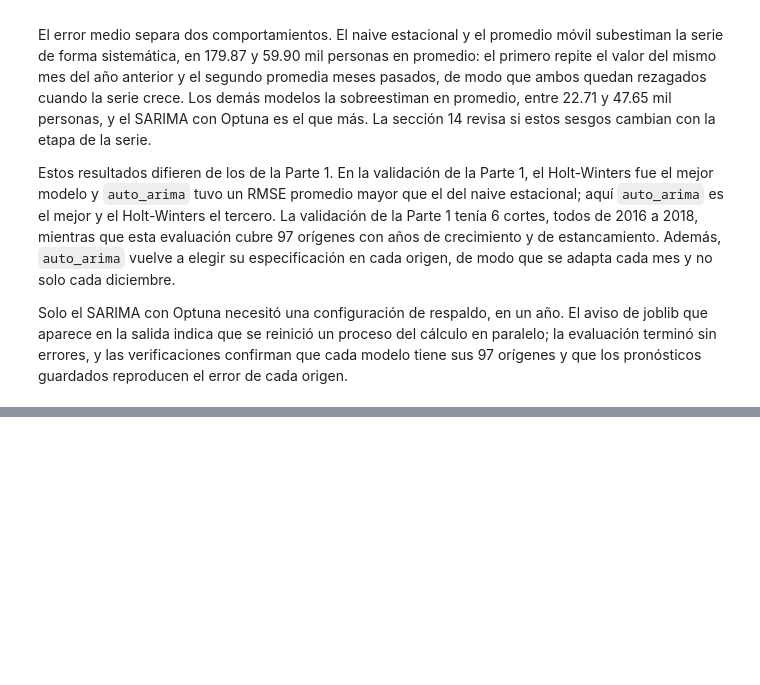
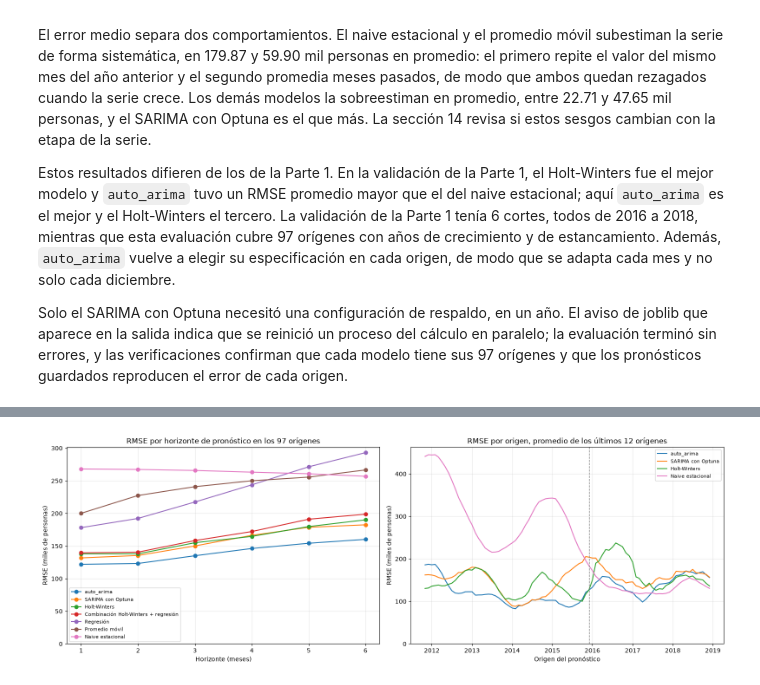
Before and after one commit to juanestebancg2806/ml3-time-series-forecasting, a Jupyter notebook: taller2/taller2_pronostico_ocupados.ipynb, the cells around one changed output, grey strips where cells are left out. Cells and saved outputs as stored; diff of their text form; code cells hidden in the pictures; blank space fills up the shorter version.

```diff
--- a/taller2/taller2_pronostico_ocupados.ipynb
+++ b/taller2/taller2_pronostico_ocupados.ipynb
@@ -3699,0 +3708,86 @@ Solo el SARIMA con Optuna necesitó una configuración de respaldo, en un año.
+# %%
+# --- Sección 14: error por horizonte y por periodo ---
+modelos_orden = list(resumen_origen.index)          # de menor a mayor RMSE total
+mejor_modelo_origen = modelos_orden[0]
+indice_horizonte = pd.Index(range(1, horizonte + 1), name="Horizonte (meses)")
+FIN_CRECIMIENTO = pd.Timestamp("2015-12-01")         # último origen del periodo de crecimiento (sección 11)
+
+# 1. RMSE y MAPE por horizonte: cada celda usa los 97 errores de ese horizonte
+rmse_horizonte = pd.DataFrame({nombre: np.sqrt((errores_origen[nombre] ** 2).mean(axis=0))
+                               for nombre in modelos_orden}, index=indice_horizonte).T
+mape_horizonte = pd.DataFrame({nombre: 100 * (np.abs(errores_origen[nombre]) / reales_origen).mean(axis=0)
+                               for nombre in modelos_orden}, index=indice_horizonte).T
+print("RMSE por horizonte (miles de personas):")
+print(rmse_horizonte.round(1).to_string())
+print("\nMAPE por horizonte (%):")
+print(mape_horizonte.round(2).to_string())
+
+
+# 2. Prueba de Diebold-Mariano con la corrección de Harvey, Leybourne y Newbold, por horizonte
+def prueba_dm_hln(errores_modelo, errores_referencia, h):
+    """p-valor de una cola de la prueba de Diebold-Mariano con la corrección de Harvey, Leybourne y Newbold.
+
+    Pérdida cuadrática; H0: igual error esperado; H1: el modelo tiene mayor error que la referencia. Los
+    errores a h pasos de orígenes consecutivos se traslapan, por eso la varianza incluye h - 1 autocovarianzas.
+    """
+    diferencia = errores_modelo ** 2 - errores_referencia ** 2
+    n = len(diferencia)
+    centrada = diferencia - diferencia.mean()
+    autocovarianzas = [centrada @ centrada / n] + [centrada[k:] @ centrada[:-k] / n for k in range(1, h)]
+    varianza = (autocovarianzas[0] + 2 * sum(autocovarianzas[1:])) / n
+    if varianza <= 0:   # la suma truncada puede ser negativa en muestras finitas; se usa solo la varianza
+        varianza = autocovarianzas[0] / n
+    correccion = np.sqrt((n + 1 - 2 * h + h * (h - 1) / n) / n)
+    return stats.t.sf(diferencia.mean() / np.sqrt(varianza) * correccion, df=n - 1)
+
+
+prueba_dm = pd.DataFrame({
+    paso: {nombre: prueba_dm_hln(errores_origen[nombre][:, paso - 1], errores_origen[mejor_modelo_origen][:, paso - 1], paso)
+           for nombre in modelos_orden[1:]}
+    for paso in indice_horizonte
+})
+prueba_dm.columns.name = "Horizonte (meses)"
+print(f"\nDiebold-Mariano (HLN) frente a {mejor_modelo_origen}: p-valor de una cola "
+      f"(H1: el modelo tiene mayor error cuadrático medio)")
+print(prueba_dm.round(3).to_string())
+
+# 3. Error por periodo: orígenes hasta diciembre de 2015 (crecimiento) y desde enero de 2016 (estancamiento)
+periodos = {"Orígenes 2010-12 a 2015-12": origenes_fechas <= FIN_CRECIMIENTO,
+            "Orígenes 2016-01 a 2018-12": origenes_fechas > FIN_CRECIMIENTO}
+error_periodo = pd.concat({
+    periodo: pd.DataFrame({nombre: {"RMSE": np.sqrt((errores_origen[nombre][mascara] ** 2).mean()),
+                                    "Error medio": errores_origen[nombre][mascara].mean()}
+                           for nombre in modelos_orden}).T
+    for periodo, mascara in periodos.items()
+}, axis=1)
+print(f"\nError por periodo (miles de personas; error medio = real - pronóstico; "
+      f"{periodos['Orígenes 2010-12 a 2015-12'].sum()} y {periodos['Orígenes 2016-01 a 2018-12'].sum()} orígenes):")
+print(error_periodo.round(1).to_string())
+
+# 4. Gráficas: RMSE por horizonte y RMSE por origen a lo largo del tiempo, con el mismo color por modelo
+colores_modelo = dict(zip(modelos_orden, plt.rcParams["axes.prop_cycle"].by_key()["color"]))
+fig, (ax_horizonte, ax_tiempo) = plt.subplots(1, 2, figsize=(16, 5.5))
+for nombre in modelos_orden:
+    ax_horizonte.plot(indice_horizonte, rmse_horizonte.loc[nombre], marker="o", label=nombre,
+                      color=colores_modelo[nombre])
+ax_horizonte.set_title(f"RMSE por horizonte de pronóstico en los {len(origenes_fechas)} orígenes")
+ax_horizonte.set_xlabel("Horizonte (meses)")
+ax_horizonte.set_ylabel("RMSE (miles de personas)")
+ax_horizonte.set_ylim(0, None)
+ax_horizonte.grid(alpha=0.3)
+ax_horizonte.legend(fontsize=8)
+
+modelos_tiempo = list(dict.fromkeys(modelos_orden[:3] + ["Naive estacional"]))   # los 3 mejores y la referencia
+for nombre in modelos_tiempo:
+    rmse_origen = pd.Series(np.sqrt((errores_origen[nombre] ** 2).mean(axis=1)), index=origenes_fechas)
+    ax_tiempo.plot(rmse_origen.rolling(12).mean(), label=nombre, color=colores_modelo[nombre])
+ax_tiempo.axvline(FIN_CRECIMIENTO, color="gray", linestyle="--", linewidth=1)
+ax_tiempo.set_title("RMSE por origen, promedio de los últimos 12 orígenes")
+ax_tiempo.set_xlabel("Origen del pronóstico")
+ax_tiempo.set_ylabel("RMSE (miles de personas)")
+ax_tiempo.set_ylim(0, None)
+ax_tiempo.grid(alpha=0.3)
+ax_tiempo.legend(fontsize=8)
+plt.tight_layout()
+plt.show()
+# %% [output]
@@ -3699,0 +3811 @@ Solo el SARIMA con Optuna necesitó una configuración de respaldo, en un año.
+[figure, added]
```
Also changed, not shown: parts of 3 cells of this notebook.
